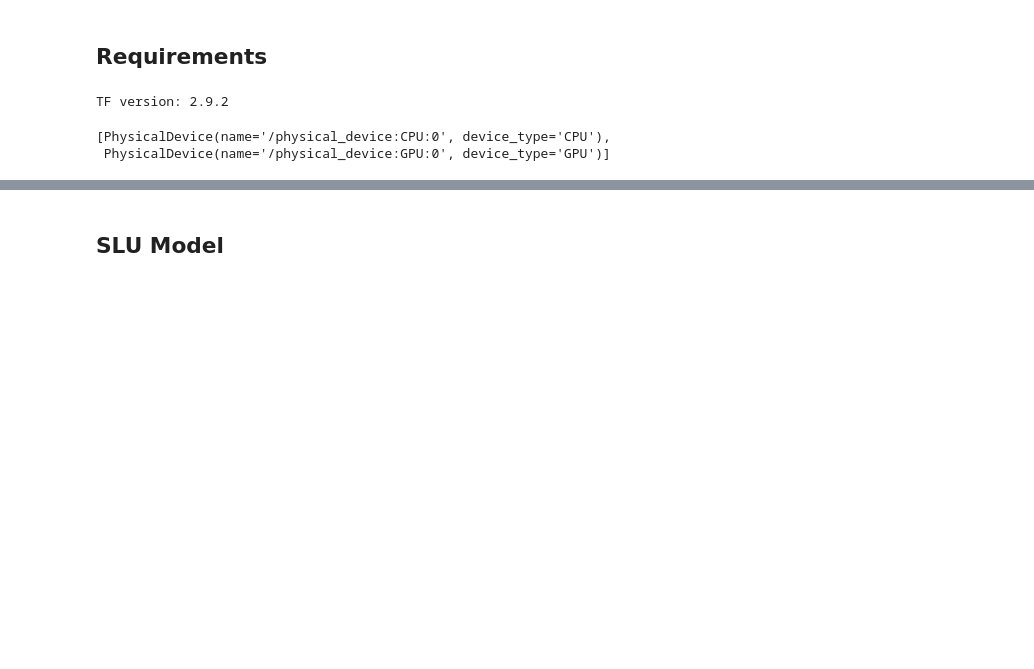
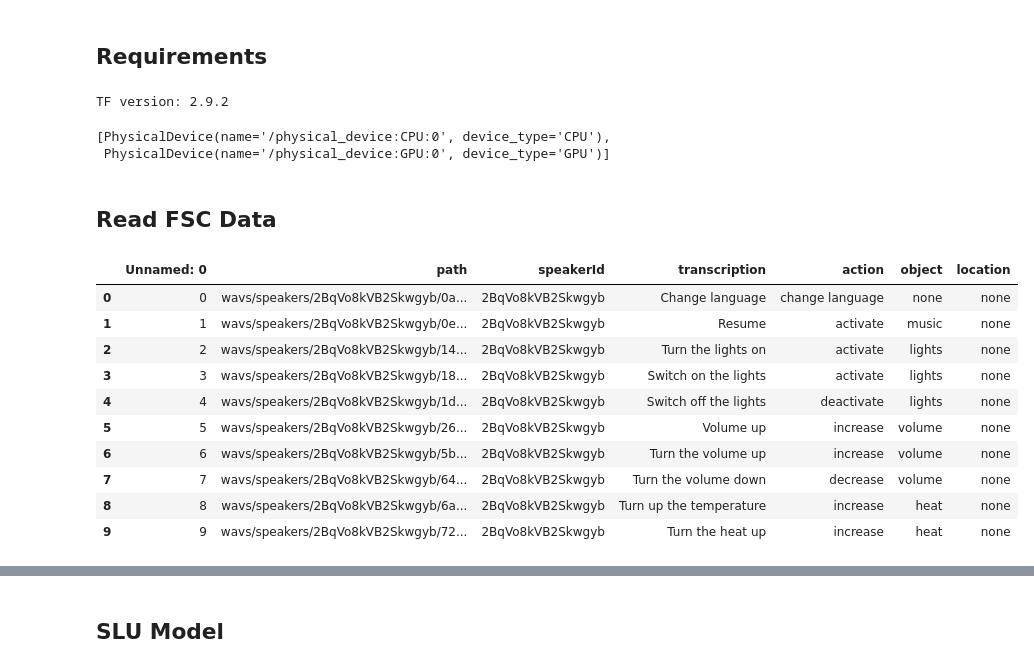
Before and after one commit to serchsm/SLU, a Jupyter notebook: SLU-Wav2Vec-TF.ipynb, the cells around one changed output, grey strips where cells are left out. Saved outputs shown, nothing was run; the diff lists cells and outputs as text; code cells hidden in the pictures; blank space fills up the shorter version.

```diff
--- a/SLU-Wav2Vec-TF.ipynb
+++ b/SLU-Wav2Vec-TF.ipynb
@@ -24,3 +24,5 @@ tf.config.list_physical_devices()
 # %% [output]
 [PhysicalDevice(name='/physical_device:CPU:0', device_type='CPU'),
  PhysicalDevice(name='/physical_device:GPU:0', device_type='GPU')]
+# %% [markdown]
+## Read FSC Data
@@ -26,0 +33,14 @@ tf.config.list_physical_devices()
+# %%
+train_data_df.head(10)
+# %% [output]
+|  | Unnamed: 0 | path | speakerId | transcription | action | object | location |
+| 0 | 0 | wavs/speakers/2BqVo8kVB2Skwgyb/0a... | 2BqVo8kVB2Skwgyb | Change language | change language | none | none |
+| 1 | 1 | wavs/speakers/2BqVo8kVB2Skwgyb/0e... | 2BqVo8kVB2Skwgyb | Resume | activate | music | none |
+| 2 | 2 | wavs/speakers/2BqVo8kVB2Skwgyb/14... | 2BqVo8kVB2Skwgyb | Turn the lights on | activate | lights | none |
+| 3 | 3 | wavs/speakers/2BqVo8kVB2Skwgyb/18... | 2BqVo8kVB2Skwgyb | Switch on the lights | activate | lights | none |
+| 4 | 4 | wavs/speakers/2BqVo8kVB2Skwgyb/1d... | 2BqVo8kVB2Skwgyb | Switch off the lights | deactivate | lights | none |
+| 5 | 5 | wavs/speakers/2BqVo8kVB2Skwgyb/26... | 2BqVo8kVB2Skwgyb | Volume up | increase | volume | none |
+| 6 | 6 | wavs/speakers/2BqVo8kVB2Skwgyb/5b... | 2BqVo8kVB2Skwgyb | Turn the volume up | increase | volume | none |
+| 7 | 7 | wavs/speakers/2BqVo8kVB2Skwgyb/64... | 2BqVo8kVB2Skwgyb | Turn the volume down | decrease | volume | none |
+| 8 | 8 | wavs/speakers/2BqVo8kVB2Skwgyb/6a... | 2BqVo8kVB2Skwgyb | Turn up the temperature | increase | heat | none |
+| 9 | 9 | wavs/speakers/2BqVo8kVB2Skwgyb/72... | 2BqVo8kVB2Skwgyb | Turn the heat up | increase | heat | none |
```
Also changed, not shown: parts of 53 cells of this notebook, 2 other files.
